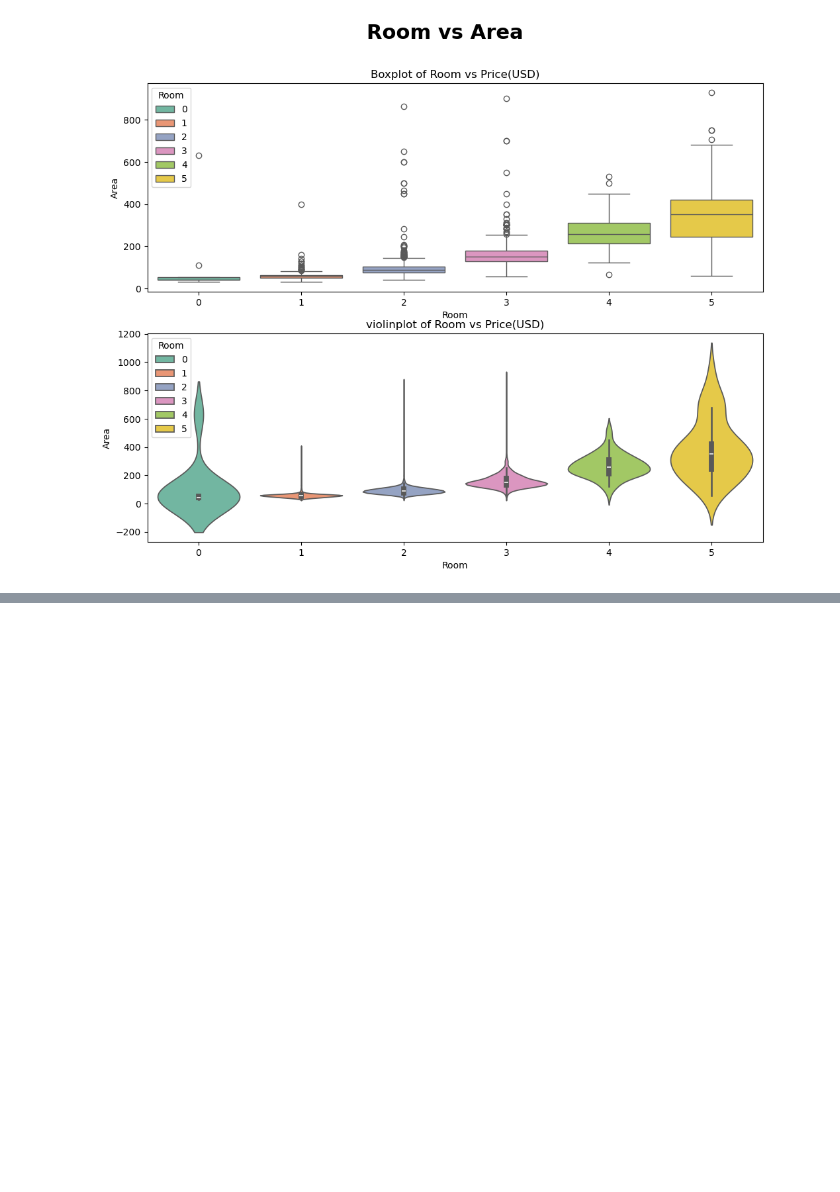
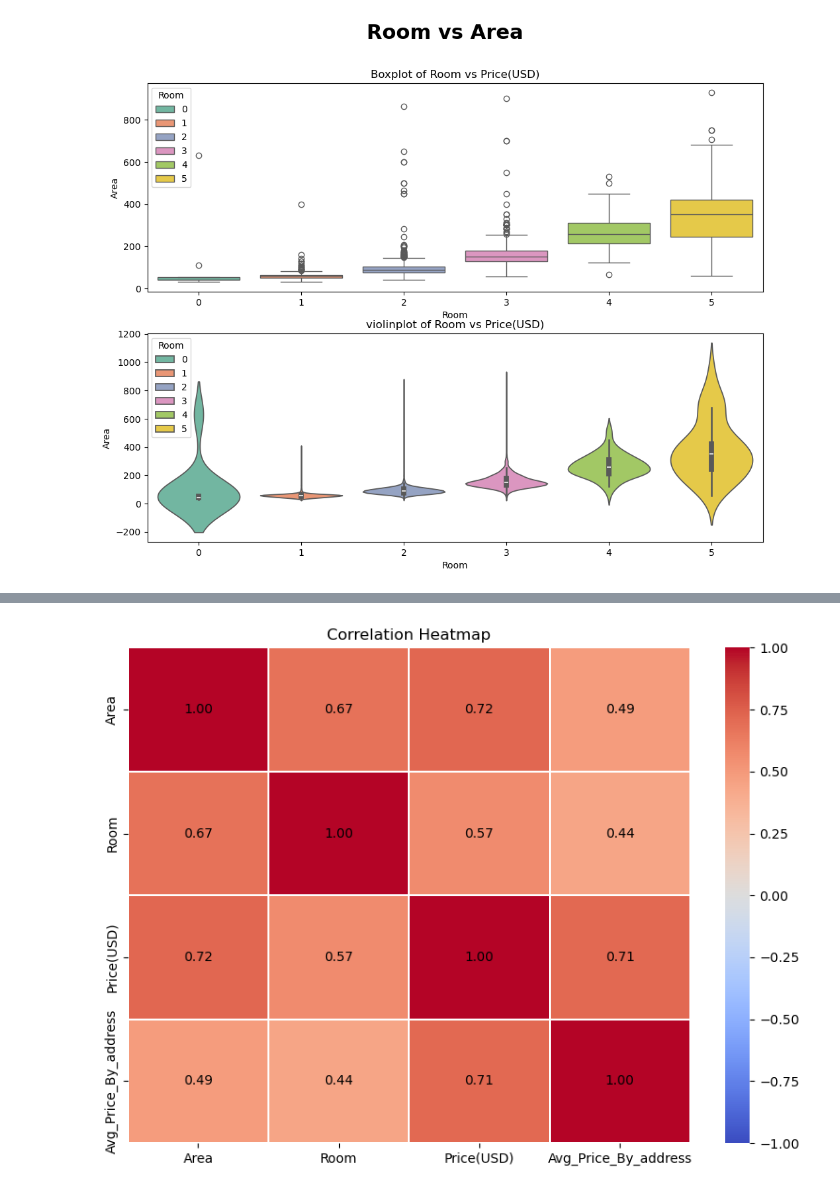
Before and after one commit to Moein1239/HousePrice_Tehran, a Jupyter notebook: Scripts/Houseprice_Tehran.ipynb, the cells around one changed output, grey strips where cells are left out. Drawn from its saved outputs; the diff is of its cells as text; code cells hidden in the pictures; blank space fills up the shorter version.

```diff
--- a/Scripts/Houseprice_Tehran.ipynb
+++ b/Scripts/Houseprice_Tehran.ipynb
@@ -199,0 +219,15 @@ plt.show()
+# %%
+# Correlation Heatmap
+numerical_columns=df[df.select_dtypes(include=['int64', 'float64']).columns]
+
+if numerical_columns.shape[1] >= 2:
+    plt.figure(figsize=(8,6))
+    corr = numerical_columns.corr()
+    sns.heatmap(corr, cmap='coolwarm', fmt='.2f',annot_kws={'color': 'black'}, vmin=-1, vmax=1, linewidths=0.2, annot=True)
+    plt.title('Correlation Heatmap')
+    plt.tight_layout()
+    plt.show()
+else:
+    print('Not enough numeric columns for a correlation heatmap.')
+# %% [output]
+[figure, added]
```
Also changed, not shown: parts of 2 cells of this notebook.
